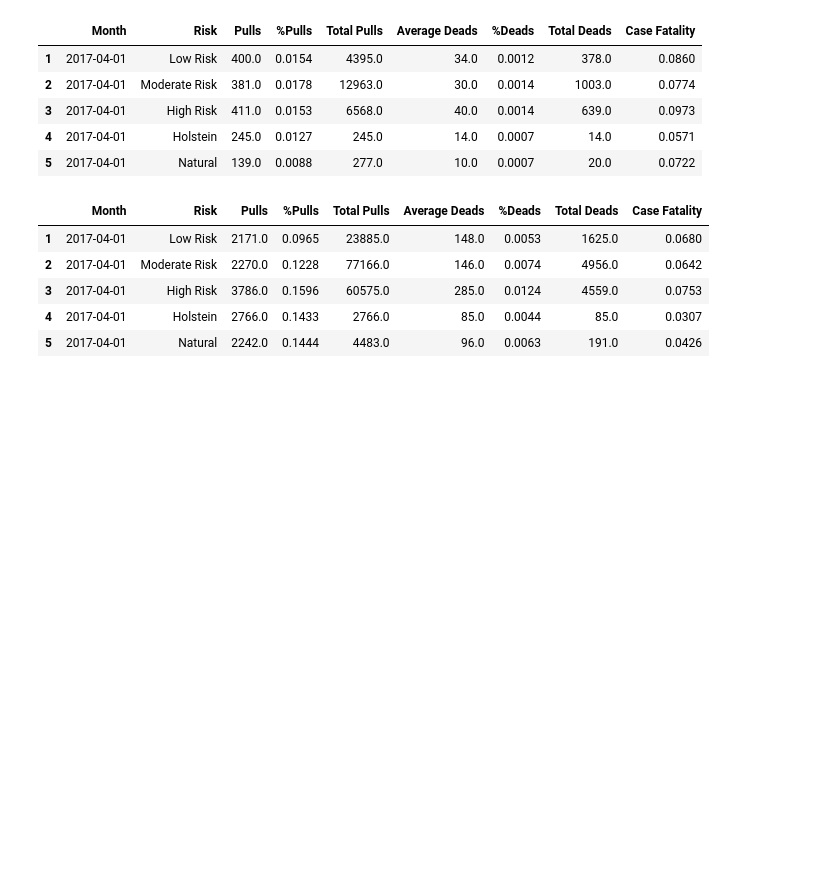
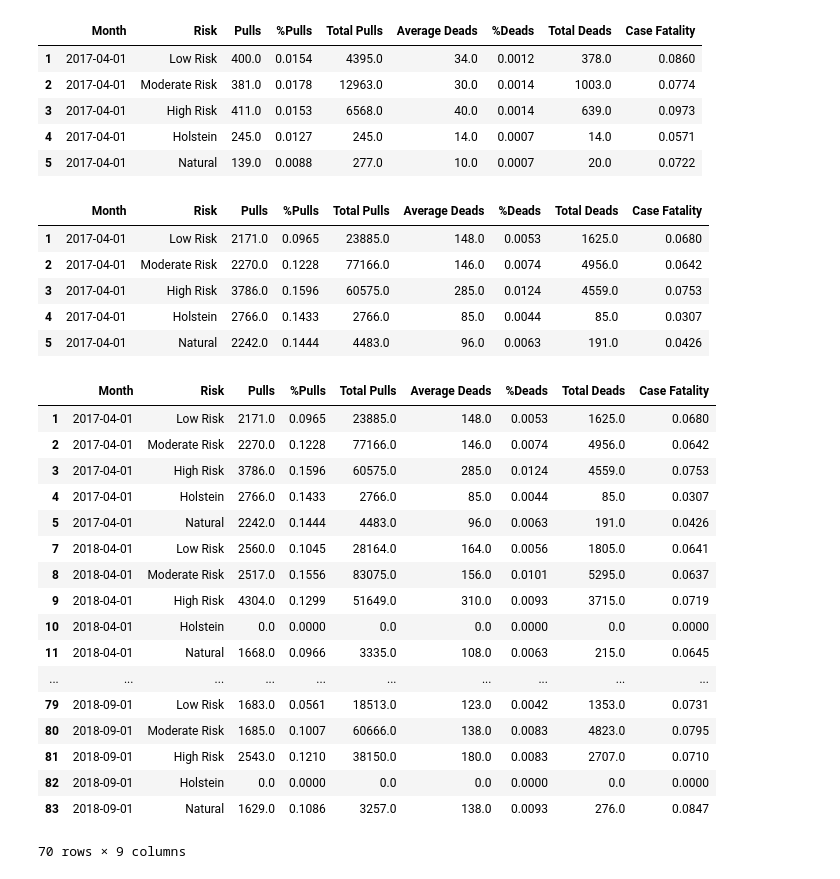
Before and after one commit to end2122/ZoetisCapstone, a Jupyter notebook: Health_by_risk.ipynb, the cells around one changed output. Drawn from its saved outputs; the diff is of its cells as text; code cells hidden in the pictures; blank space fills up the shorter version.

```diff
--- a/Health_by_risk.ipynb
+++ b/Health_by_risk.ipynb
@@ -162,3 +162,24 @@ df_ytd.head()
 | 3 | 2017-04-01 | High Risk | 3786.0 | 0.1596 | 60575.0 | 285.0 | 0.0124 | 4559.0 | 0.0753 |
 | 4 | 2017-04-01 | Holstein | 2766.0 | 0.1433 | 2766.0 | 85.0 | 0.0044 | 85.0 | 0.0307 |
 | 5 | 2017-04-01 | Natural | 2242.0 | 0.1444 | 4483.0 | 96.0 | 0.0063 | 191.0 | 0.0426 |
+# %%
+df_ytd
+# %% [output]
+|  | Month | Risk | Pulls | %Pulls | Total Pulls | Average Deads | %Deads | Total Deads | Case Fatality |
+| 1 | 2017-04-01 | Low Risk | 2171.0 | 0.0965 | 23885.0 | 148.0 | 0.0053 | 1625.0 | 0.0680 |
+| 2 | 2017-04-01 | Moderate Risk | 2270.0 | 0.1228 | 77166.0 | 146.0 | 0.0074 | 4956.0 | 0.0642 |
+| 3 | 2017-04-01 | High Risk | 3786.0 | 0.1596 | 60575.0 | 285.0 | 0.0124 | 4559.0 | 0.0753 |
+| 4 | 2017-04-01 | Holstein | 2766.0 | 0.1433 | 2766.0 | 85.0 | 0.0044 | 85.0 | 0.0307 |
+| 5 | 2017-04-01 | Natural | 2242.0 | 0.1444 | 4483.0 | 96.0 | 0.0063 | 191.0 | 0.0426 |
+| 7 | 2018-04-01 | Low Risk | 2560.0 | 0.1045 | 28164.0 | 164.0 | 0.0056 | 1805.0 | 0.0641 |
+| 8 | 2018-04-01 | Moderate Risk | 2517.0 | 0.1556 | 83075.0 | 156.0 | 0.0101 | 5295.0 | 0.0637 |
+| 9 | 2018-04-01 | High Risk | 4304.0 | 0.1299 | 51649.0 | 310.0 | 0.0093 | 3715.0 | 0.0719 |
+| 10 | 2018-04-01 | Holstein | 0.0 | 0.0000 | 0.0 | 0.0 | 0.0000 | 0.0 | 0.0000 |
+| 11 | 2018-04-01 | Natural | 1668.0 | 0.0966 | 3335.0 | 108.0 | 0.0063 | 215.0 | 0.0645 |
+| ... | ... | ... | ... | ... | ... | ... | ... | ... | ... |
+| 79 | 2018-09-01 | Low Risk | 1683.0 | 0.0561 | 18513.0 | 123.0 | 0.0042 | 1353.0 | 0.0731 |
+| 80 | 2018-09-01 | Moderate Risk | 1685.0 | 0.1007 | 60666.0 | 138.0 | 0.0083 | 4823.0 | 0.0795 |
+| 81 | 2018-09-01 | High Risk | 2543.0 | 0.1210 | 38150.0 | 180.0 | 0.0083 | 2707.0 | 0.0710 |
+| 82 | 2018-09-01 | Holstein | 0.0 | 0.0000 | 0.0 | 0.0 | 0.0000 | 0.0 | 0.0000 |
+| 83 | 2018-09-01 | Natural | 1629.0 | 0.1086 | 3257.0 | 138.0 | 0.0093 | 276.0 | 0.0847 |
+70 rows × 9 columns
```
Also changed, not shown: 1 other file.
